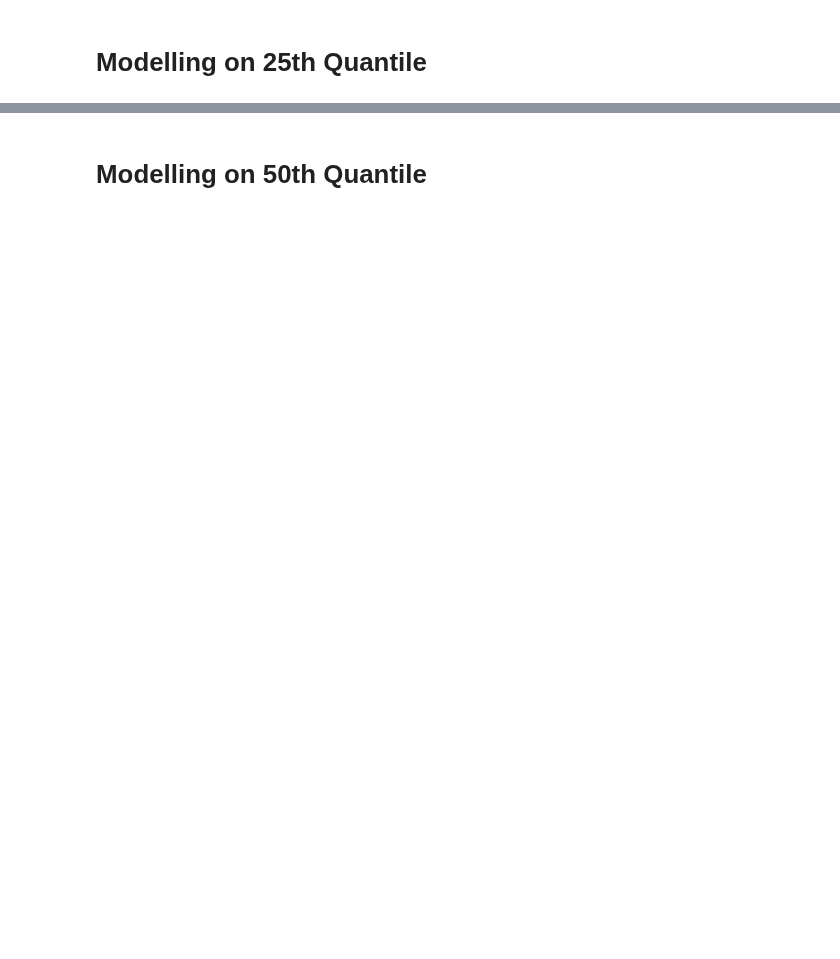
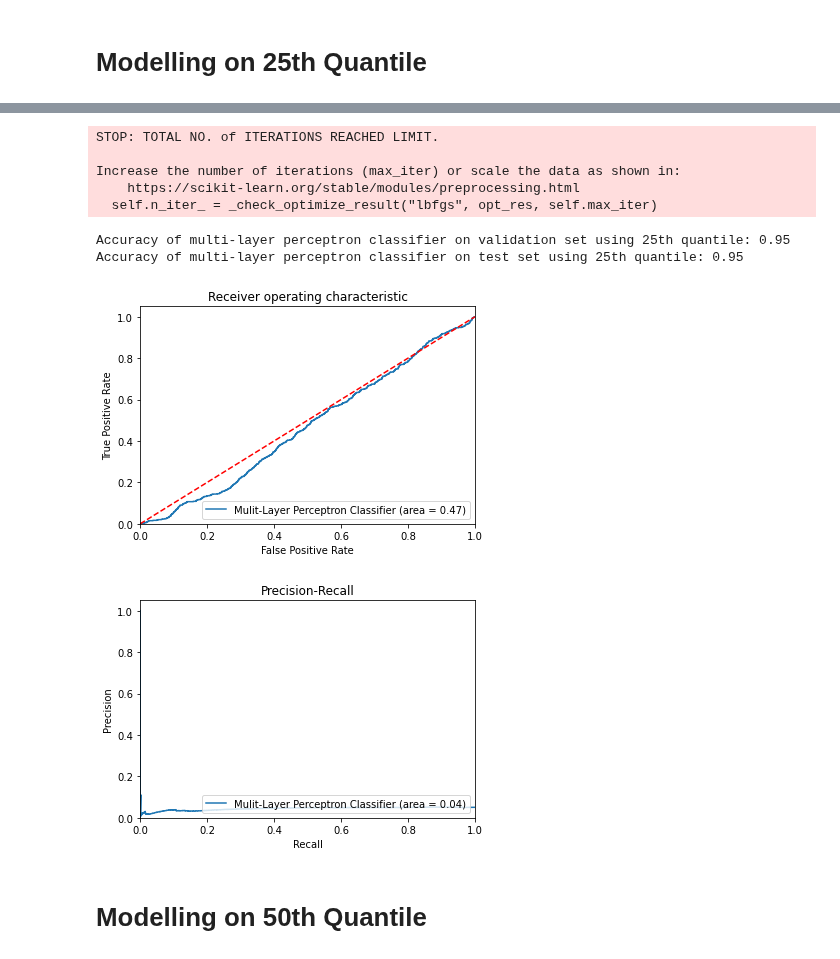
Before and after one commit to claudia-07/DSA4262-ACMXZ, a Jupyter notebook: modelling/mlp_claudia.ipynb, the cells around one changed output, grey strips where cells are left out. Saved outputs shown, nothing was run; the diff lists cells and outputs as text; code cells hidden in the pictures; blank space fills up the shorter version.

```diff
--- a/modelling/mlp_claudia.ipynb
+++ b/modelling/mlp_claudia.ipynb
@@ -119,3 +212,16 @@ Accuracy of multi-layer perceptron classifier on test set using 25th quantile: 0
+# %%
+mlp(X_train_25, y_train, X_val_25, y_val, X_test_25, y_test, "25th quantile",
+    max_iter = 270, hidden_layer_sizes = (50, ), activation = "logistic", solver = 'lbfgs', alpha = 0.015, learning_rate = "invscaling")
+# %% [output]
+STOP: TOTAL NO. of ITERATIONS REACHED LIMIT.
+
+Increase the number of iterations (max_iter) or scale the data as shown in:
+    https://scikit-learn.org/stable/modules/preprocessing.html
+  self.n_iter_ = _check_optimize_result("lbfgs", opt_res, self.max_iter)
+Accuracy of multi-layer perceptron classifier on validation set using 25th quantile: 0.95
+Accuracy of multi-layer perceptron classifier on test set using 25th quantile: 0.95
+[figure, added]
+[figure, added]
 # %% [markdown]
 # Modelling on 50th Quantile
 # %%
```
Also changed, not shown: parts of 34 cells of this notebook.
